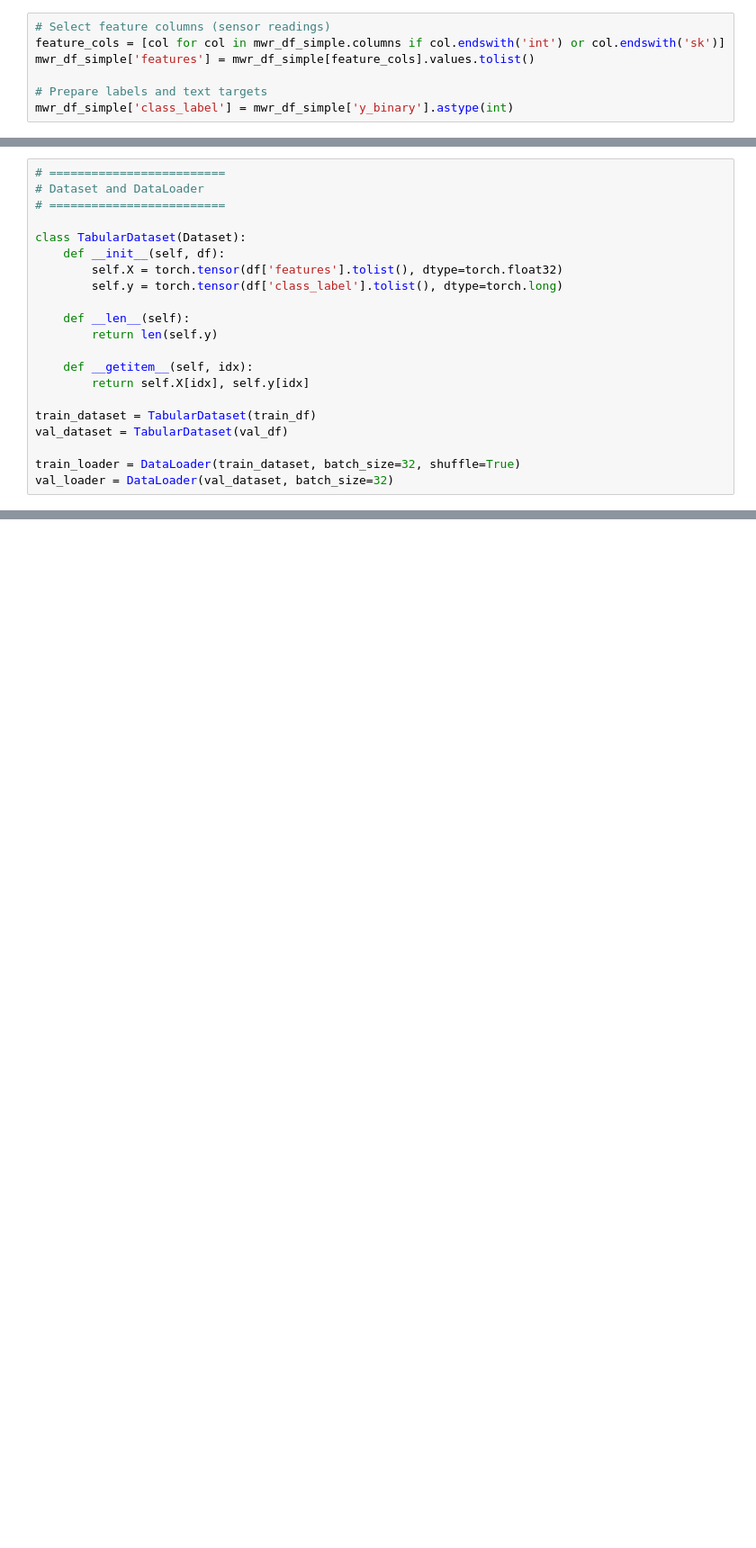
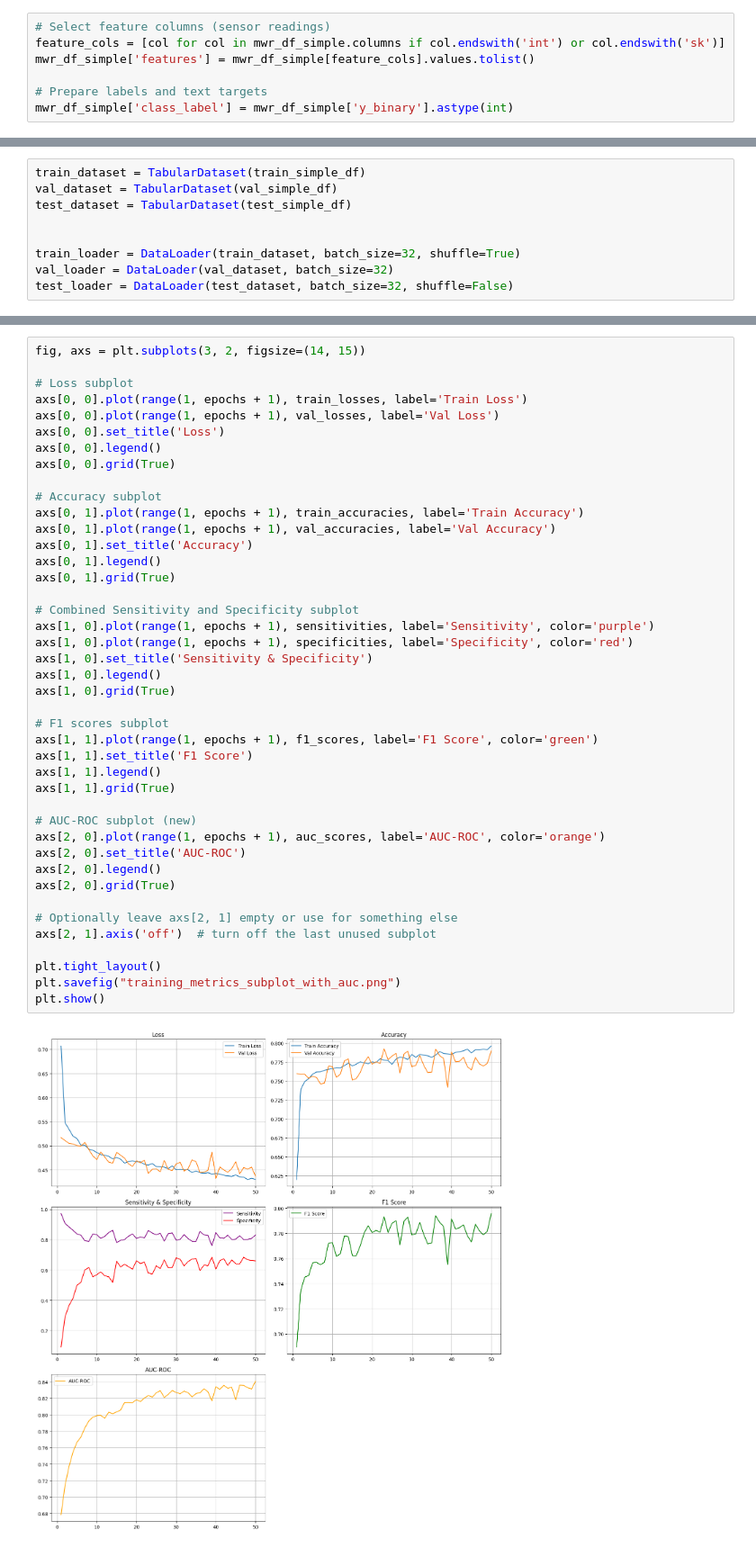
Before and after one commit to mhairicrooks/MWR-to-Text, a Jupyter notebook: classification.ipynb, the cells around one changed output, grey strips where cells are left out. Shown at 90% size. Cells and saved outputs as stored; diff of their text form; blank space fills up the shorter version.

```diff
--- a/classification.ipynb
+++ b/classification.ipynb
@@ -149,21 +59,9 @@ train_df, val_df = train_test_split(mwr_df_simple, test_size=0.2, random_state=4
 # %%
-# =========================
-# Dataset and DataLoader
-# =========================
+train_dataset = TabularDataset(train_simple_df)
+val_dataset = TabularDataset(val_simple_df)
+test_dataset = TabularDataset(test_simple_df)
 
-class TabularDataset(Dataset):
-    def __init__(self, df):
-        self.X = torch.tensor(df['features'].tolist(), dtype=torch.float32)
-        self.y = torch.tensor(df['class_label'].tolist(), dtype=torch.long)
-
-    def __len__(self):
-        return len(self.y)
-
-    def __getitem__(self, idx):
-        return self.X[idx], self.y[idx]
-
-train_dataset = TabularDataset(train_df)
-val_dataset = TabularDataset(val_df)
 
 train_loader = DataLoader(train_dataset, batch_size=32, shuffle=True)
 val_loader = DataLoader(val_dataset, batch_size=32)
+test_loader = DataLoader(test_dataset, batch_size=32, shuffle=False)
@@ -204,0 +126,44 @@ Epoch 30 | Train Loss: 0.4425 | Val Loss: 0.4531 | Acc: 0.7807 | F1: 0.7809 | Se
+# %%
+fig, axs = plt.subplots(3, 2, figsize=(14, 15))
+
+# Loss subplot
+axs[0, 0].plot(range(1, epochs + 1), train_losses, label='Train Loss')
+axs[0, 0].plot(range(1, epochs + 1), val_losses, label='Val Loss')
+axs[0, 0].set_title('Loss')
+axs[0, 0].legend()
+axs[0, 0].grid(True)
+
+# Accuracy subplot
+axs[0, 1].plot(range(1, epochs + 1), train_accuracies, label='Train Accuracy')
+axs[0, 1].plot(range(1, epochs + 1), val_accuracies, label='Val Accuracy')
+axs[0, 1].set_title('Accuracy')
+axs[0, 1].legend()
+axs[0, 1].grid(True)
+
+# Combined Sensitivity and Specificity subplot
+axs[1, 0].plot(range(1, epochs + 1), sensitivities, label='Sensitivity', color='purple')
+axs[1, 0].plot(range(1, epochs + 1), specificities, label='Specificity', color='red')
+axs[1, 0].set_title('Sensitivity & Specificity')
+axs[1, 0].legend()
+axs[1, 0].grid(True)
+
+# F1 scores subplot
+axs[1, 1].plot(range(1, epochs + 1), f1_scores, label='F1 Score', color='green')
+axs[1, 1].set_title('F1 Score')
+axs[1, 1].legend()
+axs[1, 1].grid(True)
+
+# AUC-ROC subplot (new)
+axs[2, 0].plot(range(1, epochs + 1), auc_scores, label='AUC-ROC', color='orange')
+axs[2, 0].set_title('AUC-ROC')
+axs[2, 0].legend()
+axs[2, 0].grid(True)
+
+# Optionally leave axs[2, 1] empty or use for something else
+axs[2, 1].axis('off')  # turn off the last unused subplot
+
+plt.tight_layout()
+plt.savefig("training_metrics_subplot_with_auc.png")
+plt.show()
+# %% [output]
+[figure, added]
```
Also changed, not shown: parts of 78 cells of this notebook, 4 other files.
